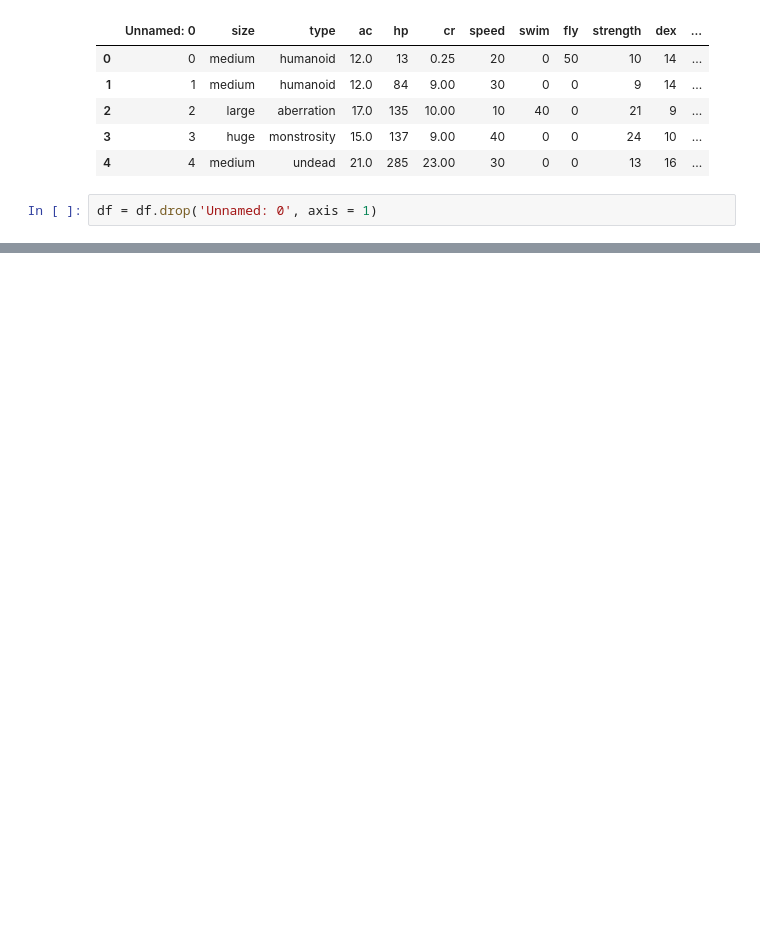
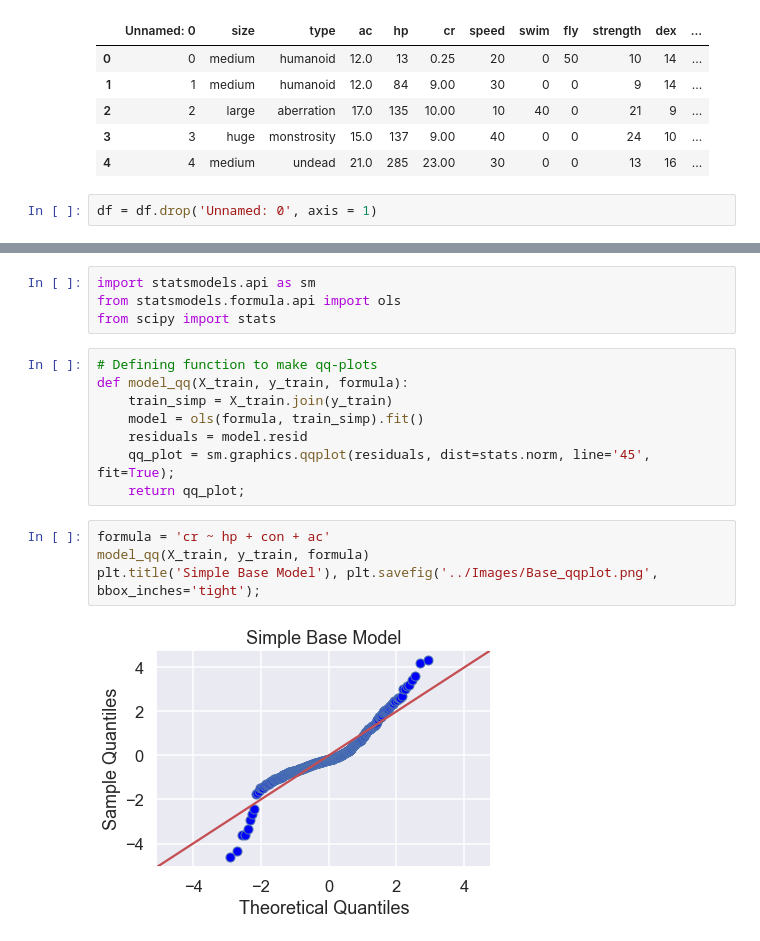
Before and after one commit to MossyJossy/Capstone-DnD-Monsters, a Jupyter notebook: code/Regression Modelling.ipynb, the cells around one changed output, grey strips where cells are left out. Cells and saved outputs as stored; diff of their text form; blank space fills up the shorter version.

```diff
--- a/code/Regression Modelling.ipynb
+++ b/code/Regression Modelling.ipynb
@@ -81,0 +116,18 @@ from sklearn.metrics import mean_squared_error
+# %%
+import statsmodels.api as sm
+from statsmodels.formula.api import ols
+from scipy import stats
+# %%
+# Defining function to make qq-plots
+def model_qq(X_train, y_train, formula):
+    train_simp = X_train.join(y_train)
+    model = ols(formula, train_simp).fit()
+    residuals = model.resid
+    qq_plot = sm.graphics.qqplot(residuals, dist=stats.norm, line='45', fit=True);
+    return qq_plot;
+# %%
+formula = 'cr ~ hp + con + ac'
+model_qq(X_train, y_train, formula)
+plt.title('Simple Base Model'), plt.savefig('../Images/Base_qqplot.png', bbox_inches='tight');
+# %% [output]
+[figure, added]
```
Also changed, not shown: parts of 40 cells of this notebook, 21 other files.
